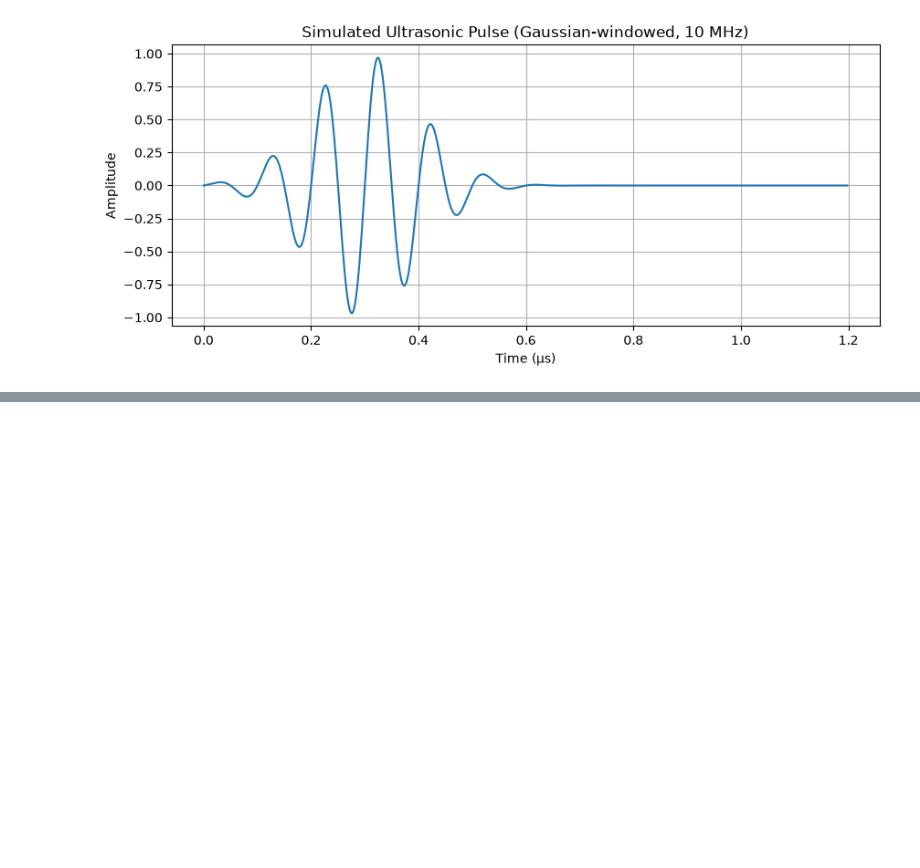
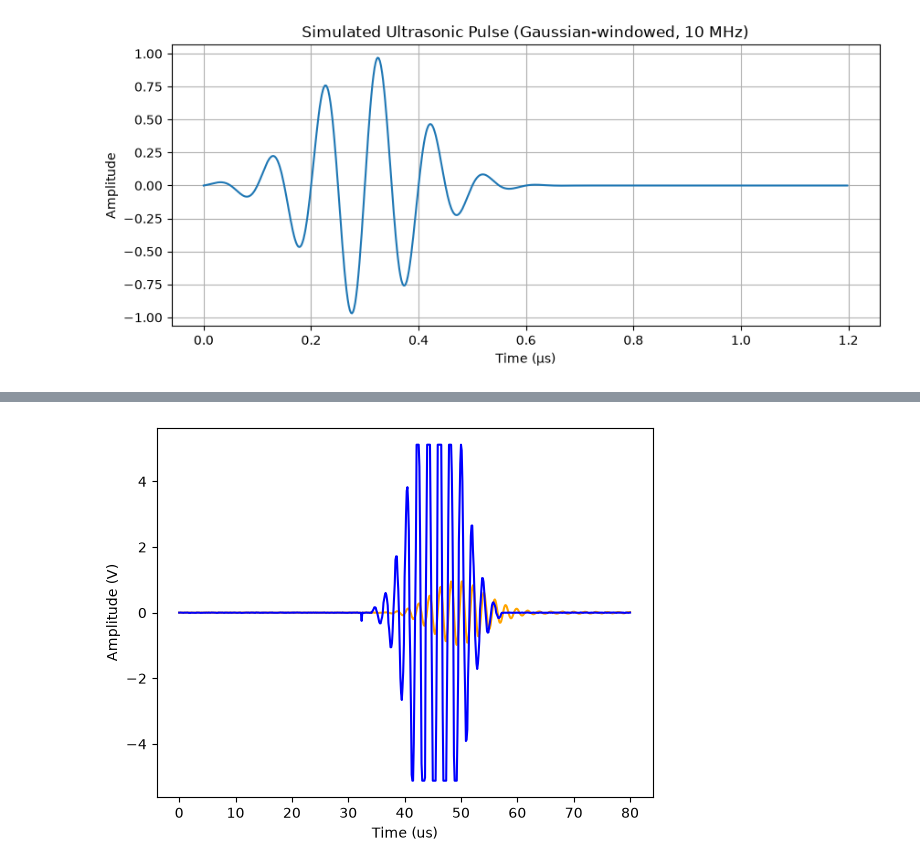
Before and after one commit to pienkpielewapper/MRN, a Jupyter notebook: tests.ipynb, the cells around one changed output, grey strips where cells are left out. Saved outputs shown, nothing was run; the diff lists cells and outputs as text; code cells hidden in the pictures; blank space fills up the shorter version.

Commit message:
Tested, in working state, data acquisition needs to be fixed

```diff
--- a/tests.ipynb
+++ b/tests.ipynb
@@ -315,0 +676,91 @@ plt.show()
+# %%
+import pandas as pd
+
+import matplotlib.pyplot as plt
+
+from scipy.signal import wiener
+
+
+
+data = pd.read_csv("2.csv")
+
+data = data.iloc[len(data) // 2:].reset_index(drop=True)
+
+data = data.set_index("time_s")
+
+data = data.loc[0.001120:0.0012].copy()
+
+
+
+gain_db = 6
+
+reference_gain = 10 ** (gain_db / 20)
+
+wiener_window = 5
+
+
+
+measured_raw = data["measured_v"].to_numpy()
+
+measured_filtered = wiener(measured_raw, mysize=wiener_window)
+
+time_us = (data.index - data.index.min()) * 1e6
+
+
+
+plt.figure(figsize=(10, 5))
+
+plt.plot(
+
+    time_us,
+
+    measured_raw,
+
+    color="orange",
+
+    alpha=0.35,
+
+    label="Received wave (raw)",
+
+)
+
+plt.plot(
+
+    time_us,
+
+    measured_filtered,
+
+    color="darkorange",
+
+    linewidth=1.5,
+
+    label=f"Received wave (Wiener, window={wiener_window})",
+
+)
+
+plt.plot(
+
+    time_us,
+
+    data["reference_v"] * reference_gain,
+
+    color="blue",
+
+    label="Reference wave",
+
+)
+
+
+
+plt.xlabel("Time (us)")
+
+plt.ylabel("Amplitude (V)")
+
+plt.grid(True)
+
+plt.legend()
+
+plt.tight_layout()
+
+plt.show()
+# %% [output]
@@ -315,0 +768 @@ plt.show()
+[figure, added]
```
Also changed, not shown: parts of 7 cells of this notebook, 9 other files.
